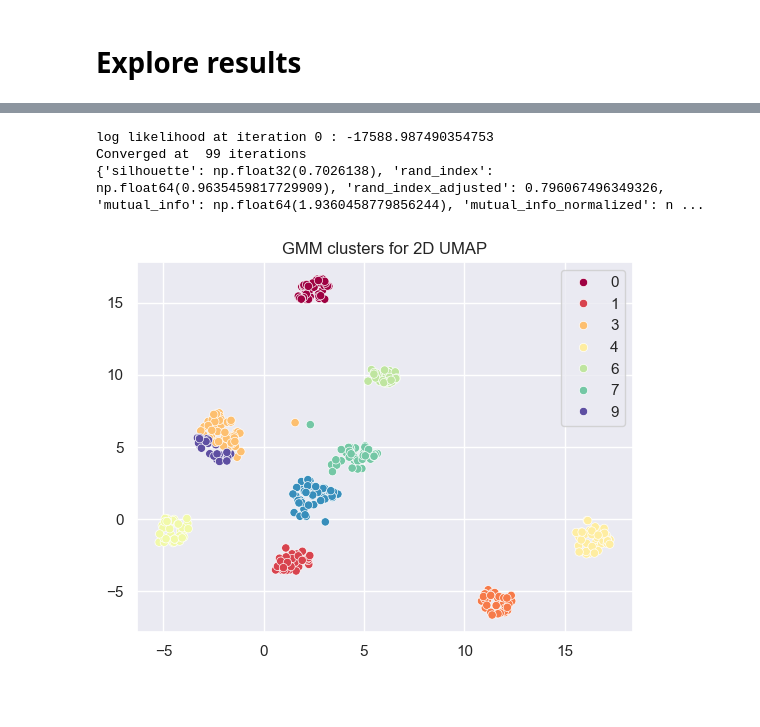
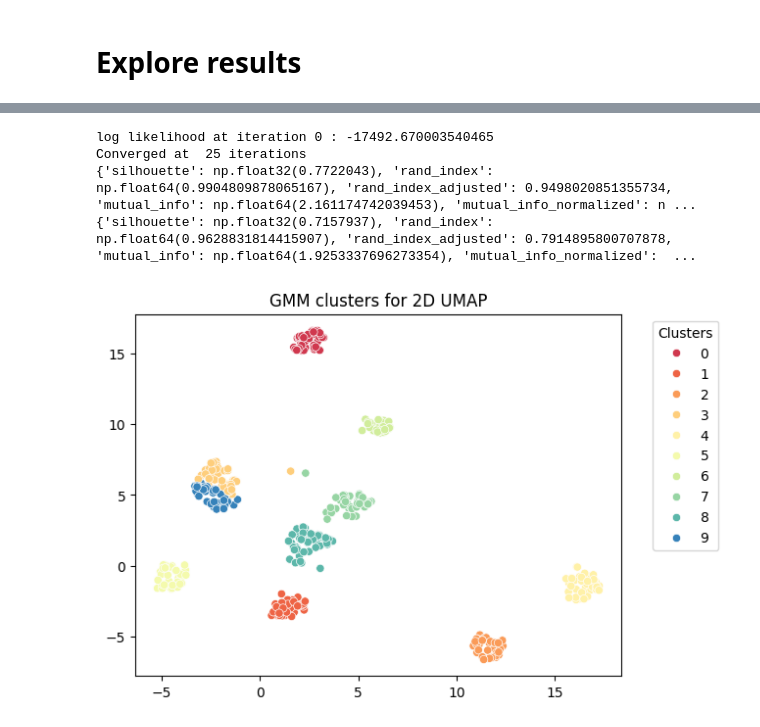
Before and after one commit to nayeli-guzman/clustering-human-activity, a Jupyter notebook: clustering-gmm.ipynb, the cells around one changed output, grey strips where cells are left out. Drawn from its saved outputs; the diff is of its cells as text; code cells hidden in the pictures; blank space fills up the shorter version.

```diff
--- a/clustering-gmm.ipynb
+++ b/clustering-gmm.ipynb
@@ -71,6 +74,7 @@ del _
 # %%
 unique_labels, y_val_encoded = np.unique(y_val, return_inverse=True)
 y_val_encoded = y_val_encoded.flatten()
+_, test_ids = load_features_ids_labels('features_np/features_test.npz', has_labels=False)
 # %% [markdown]
 # Train KMeans
 # %% [markdown]
@@ -114,18 +120,25 @@ array([5, 5, 3, ..., 7, 9, 3], dtype=int32)
 # %% [markdown]
 # Plots: cómo debería verse la data después de las predicciones
 # %%
-fig, axs= plt.subplots(2, 2, figsize=(15, 12))
-sns.scatterplot(x=train_tsne_2d[:,0], y=train_tsne_2d[:,1],hue=y_train,palette='Spectral', ax=axs[0][0])
-sns.scatterplot(x=val_tsne_2d[:,0], y=val_tsne_2d[:,1],hue=y_val_encoded,palette='Spectral', ax=axs[0][1])
+fig, axs = plt.subplots(2, 2, figsize=(17, 12))
+sns.set_style('whitegrid')
+sns.scatterplot(x=train_tsne_2d[:, 0], y=train_tsne_2d[:, 1], hue=y_train_labels, palette='tab10', ax=axs[0][0], s=30)
+sns.scatterplot(x=val_tsne_2d[:, 0], y=val_tsne_2d[:, 1], hue=y_val.flatten(), palette='tab10', ax=axs[0][1], s=30)
 
-sns.scatterplot(x=train_umap_2d[:,0], y=train_umap_2d[:,1],hue=y_train,palette='Spectral', ax=axs[1][0])
-sns.scatterplot(x=val_umap_2d[:,0], y=val_umap_2d[:,1],hue=y_val_encoded,palette='Spectral', ax=axs[1][1])
+sns.scatterplot(x=train_umap_2d[:, 0], y=train_umap_2d[:, 1], hue=y_train_labels.flatten(), palette='tab10', ax=axs[1][0], s=30)
+sns.scatterplot(x=val_umap_2d[:, 0], y=val_umap_2d[:, 1], hue=y_val.flatten(), palette='tab10', ax=axs[1][1], s=30)
 
-axs[0][0].set_title('2D train with t-SNE')
-axs[0][1].set_title('2D test with t-SNE')
+axs[0][0].set_title('2D t-SNE train set')
+axs[0][1].set_title('2D t-SNE test set')
+axs[1][0].set_title('2D UMAP train set')
+axs[1][1].set_title('2D UMAP test set')
 
-axs[1][0].set_title('2D train with UMAP')
-axs[1][1].set_title('2D test with UMAP')
+for ax in axs.flat:
+    ax.set_xlabel('Component 1')
+    ax.set_ylabel('Component 2')
+    ax.grid(True)
+    ax.legend(bbox_to_anchor=(1.05, 1), loc='upper left')
 
+plt.tight_layout()
 plt.show()
 # %% [output]
@@ -236,17 +316,26 @@ Converged at  58 iterations
 # %%
 # recrear los mejores resultados ?
 # UMAP 2D
-gmm = GMM.GMM(n_clusters=10, print_freq=200)
-gmm.fit(train_umap_2d, centroids=kmeans_umap_2d.centroids)
-pred = gmm.predict(val_umap_2d)
+gmm = GMM.GMM(n_clusters=10, print_freq=200, tol=1)
+t_pred = gmm.fit_predict(train_umap_2d, means=kmeans_umap_2d.centroids)
+pred = gmm.predict(val_umap_2d) # para ver todos los colores en la leyenda C:
+pred = pd.Categorical(pred)
 metrics = calculate_clustering_metrics(X=val_umap_2d, cluster_labels=pred, true_labels=y_val_encoded)
+print(calculate_clustering_metrics(X=train_umap_2d, cluster_labels=t_pred, true_labels=y_train))
 print(metrics)
+
+# predicciones para submission
+test_pred = gmm.predict(test_umap_2d)
+submission = pd.DataFrame({'youtube_id':test_ids.flatten(), 'label': test_pred.flatten()})
+submission.to_csv('2d_umap_gmm.csv', index=False)
 
 sns.scatterplot(x=val_umap_2d[:,0], y=val_umap_2d[:,1], hue=pred, palette='Spectral')
 plt.title('GMM clusters for 2D UMAP')
+plt.legend(title='Clusters', bbox_to_anchor=(1.05, 1), loc='upper left')
 plt.show()
 # %% [output]
-log likelihood at iteration 0 : -17588.987490354753
-Converged at  99 iterations
-{'silhouette': np.float32(0.7026138), 'rand_index': np.float64(0.9635459817729909), 'rand_index_adjusted': 0.796067496349326, 'mutual_info': np.float64(1.9360458779856244), 'mutual_info_normalized': n ...
+log likelihood at iteration 0 : -17492.670003540465
+Converged at  25 iterations
+{'silhouette': np.float32(0.7722043), 'rand_index': np.float64(0.9904809878065167), 'rand_index_adjusted': 0.9498020851355734, 'mutual_info': np.float64(2.161174742039453), 'mutual_info_normalized': n ...
+{'silhouette': np.float32(0.7157937), 'rand_index': np.float64(0.9628831814415907), 'rand_index_adjusted': 0.7914895800707878, 'mutual_info': np.float64(1.9253337696273354), 'mutual_info_normalized':  ...
-[figure, old version]
+[figure, new version]
```
Also changed, not shown: parts of 15 cells of this notebook.
